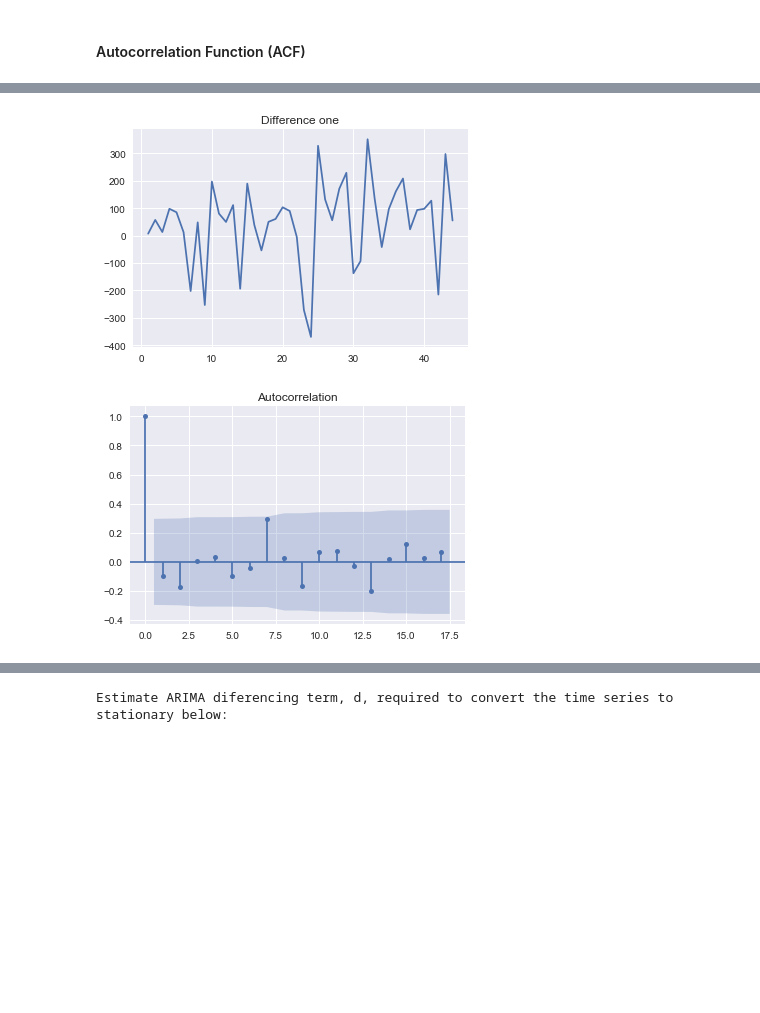
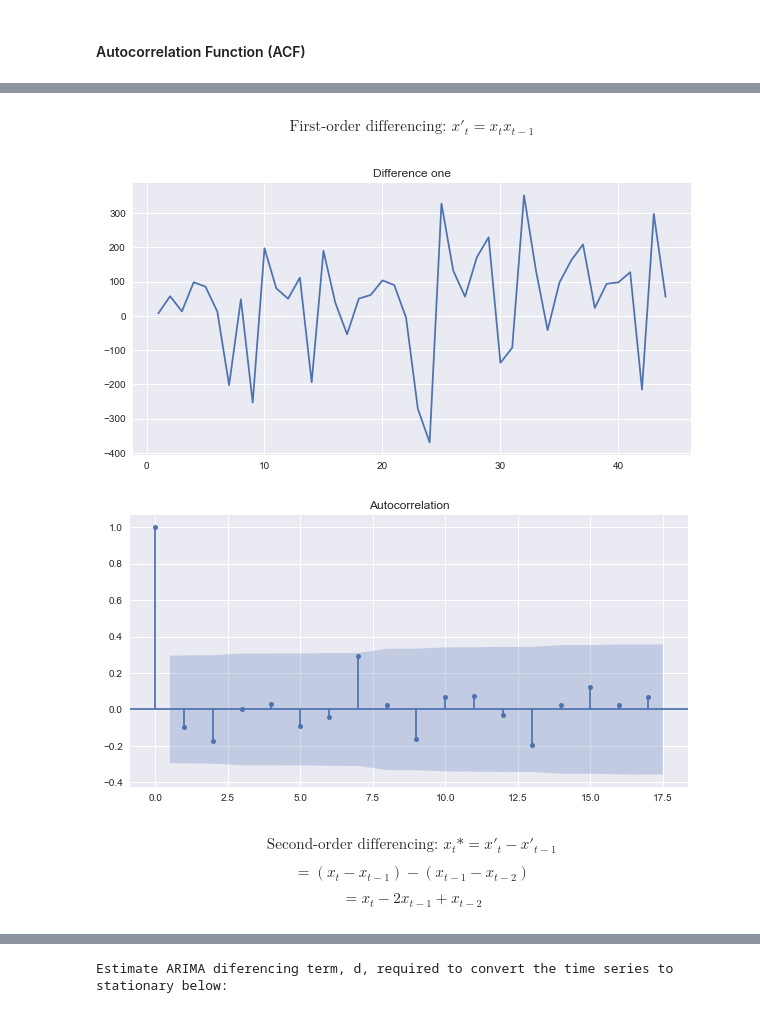
Before and after one commit to Ciaran-Carroll/college, a Jupyter notebook: Time Series Analysis.ipynb, the cells around one changed output, grey strips where cells are left out. Drawn from its saved outputs; the diff is of its cells as text; code cells hidden in the pictures; blank space fills up the shorter version.

```diff
--- a/Time Series Analysis.ipynb
+++ b/Time Series Analysis.ipynb
@@ -219,16 +253,27 @@ plt.show()
+# %% [markdown]
+$$ \text{First-order differencing: } x'_t = x_t x_{t -1} $$
 # %%
 ## Calculates the difference of the closing price data
 diff = Reverse_SP_500_Close_Values.diff().dropna()
 
-## Plots the autocorrelation of the difference for the closing prices
+## Plots the difference of the closing price data along with
+## the autocorrelation of the difference for the closing prices
 ## of the S&P 500 in our dataset
+plt.figure(figsize=(10,5))
 plt.plot(diff)
 plt.title('Difference one')
 plot_acf(diff)
+plt.gcf().set_size_inches(10, 5)
 plt.show()
 # %% [output]
-[figure, old version]
+[figure, new version]
-[figure, old version]
+[figure, new version]
+# %% [markdown]
+$$ \text{Second-order differencing: } x_t* = x'_t - x'_{t -1} $$
+
+$$ = (x_t - x_{t-1}) - (x_{t-1} - x_{t-2}) $$
+
+$$ = x_t - 2x_{t-1} + x_{t-2} $$
 # %%
 ## Calculates the difference of the difference
 ## the closing price data
```
Also changed, not shown: parts of 76 cells of this notebook, 2 other files.
